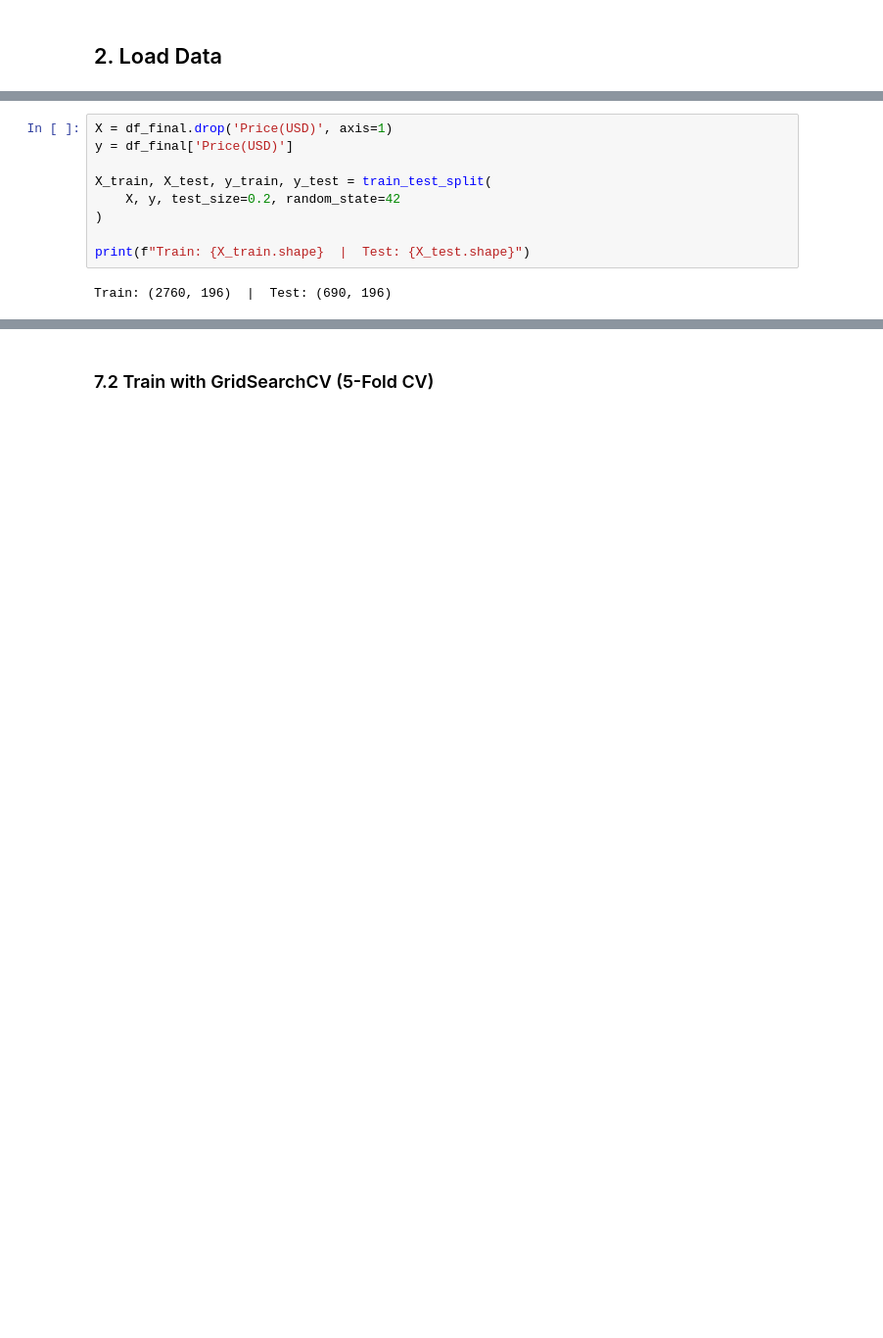
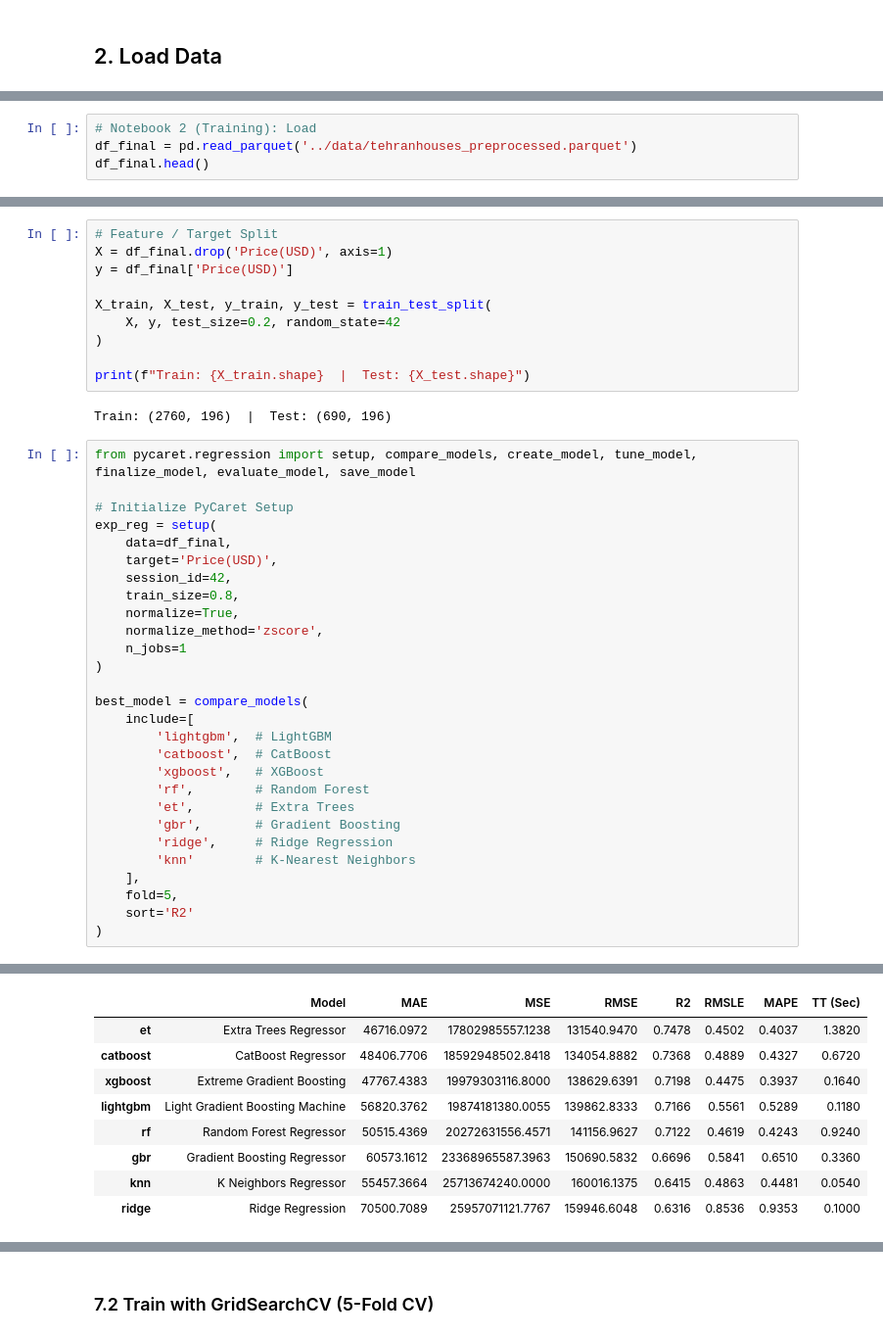
Before and after one commit to Reza-Zng/House-Price-Prediction, a Jupyter notebook: src/model.ipynb, the cells around one changed output, grey strips where cells are left out. Shown at 98% size. Saved outputs shown, nothing was run; the diff lists cells and outputs as text; blank space fills up the shorter version.

```diff
--- a/src/model.ipynb
+++ b/src/model.ipynb
@@ -282,0 +27,4 @@ Shape after encoding: (3450, 197)
+# %%
+# Notebook 2 (Training): Load
+df_final = pd.read_parquet('../data/tehranhouses_preprocessed.parquet')
+df_final.head()
@@ -283,4 +39,5 @@ Shape after encoding: (3450, 197)
 # %%
+# Feature / Target Split
 X = df_final.drop('Price(USD)', axis=1)
 y = df_final['Price(USD)']
 
@@ -291,3 +48,32 @@ X_train, X_test, y_train, y_test = train_test_split(
 print(f"Train: {X_train.shape}  |  Test: {X_test.shape}")
 # %% [output]
 Train: (2760, 196)  |  Test: (690, 196)
+# %%
+from pycaret.regression import setup, compare_models, create_model, tune_model, finalize_model, evaluate_model, save_model
+
+# Initialize PyCaret Setup
+exp_reg = setup(
+    data=df_final,
+    target='Price(USD)',
+    session_id=42,
+    train_size=0.8,
+    normalize=True,
+    normalize_method='zscore',
+    n_jobs=1
+)
+
+best_model = compare_models(
+    include=[
+        'lightgbm',  # LightGBM
+        'catboost',  # CatBoost
+        'xgboost',   # XGBoost
+        'rf',        # Random Forest
+        'et',        # Extra Trees
+        'gbr',       # Gradient Boosting
+        'ridge',     # Ridge Regression
+        'knn'        # K-Nearest Neighbors
+    ],
+    fold=5,
+    sort='R2'
+)
+# %% [output]
@@ -293,0 +98,9 @@ Train: (2760, 196)  |  Test: (690, 196)
+|  | Model | MAE | MSE | RMSE | R2 | RMSLE | MAPE | TT (Sec) |
+| et | Extra Trees Regressor | 46716.0972 | 17802985557.1238 | 131540.9470 | 0.7478 | 0.4502 | 0.4037 | 1.3820 |
+| catboost | CatBoost Regressor | 48406.7706 | 18592948502.8418 | 134054.8882 | 0.7368 | 0.4889 | 0.4327 | 0.6720 |
+| xgboost | Extreme Gradient Boosting | 47767.4383 | 19979303116.8000 | 138629.6391 | 0.7198 | 0.4475 | 0.3937 | 0.1640 |
+| lightgbm | Light Gradient Boosting Machine | 56820.3762 | 19874181380.0055 | 139862.8333 | 0.7166 | 0.5561 | 0.5289 | 0.1180 |
+| rf | Random Forest Regressor | 50515.4369 | 20272631556.4571 | 141156.9627 | 0.7122 | 0.4619 | 0.4243 | 0.9240 |
+| gbr | Gradient Boosting Regressor | 60573.1612 | 23368965587.3963 | 150690.5832 | 0.6696 | 0.5841 | 0.6510 | 0.3360 |
+| knn | K Neighbors Regressor | 55457.3664 | 25713674240.0000 | 160016.1375 | 0.6415 | 0.4863 | 0.4481 | 0.0540 |
+| ridge | Ridge Regression | 70500.7089 | 25957071121.7767 | 159946.6048 | 0.6316 | 0.8536 | 0.9353 | 0.1000 |
```
Also changed, not shown: parts of 40 cells of this notebook, 17 other files.
